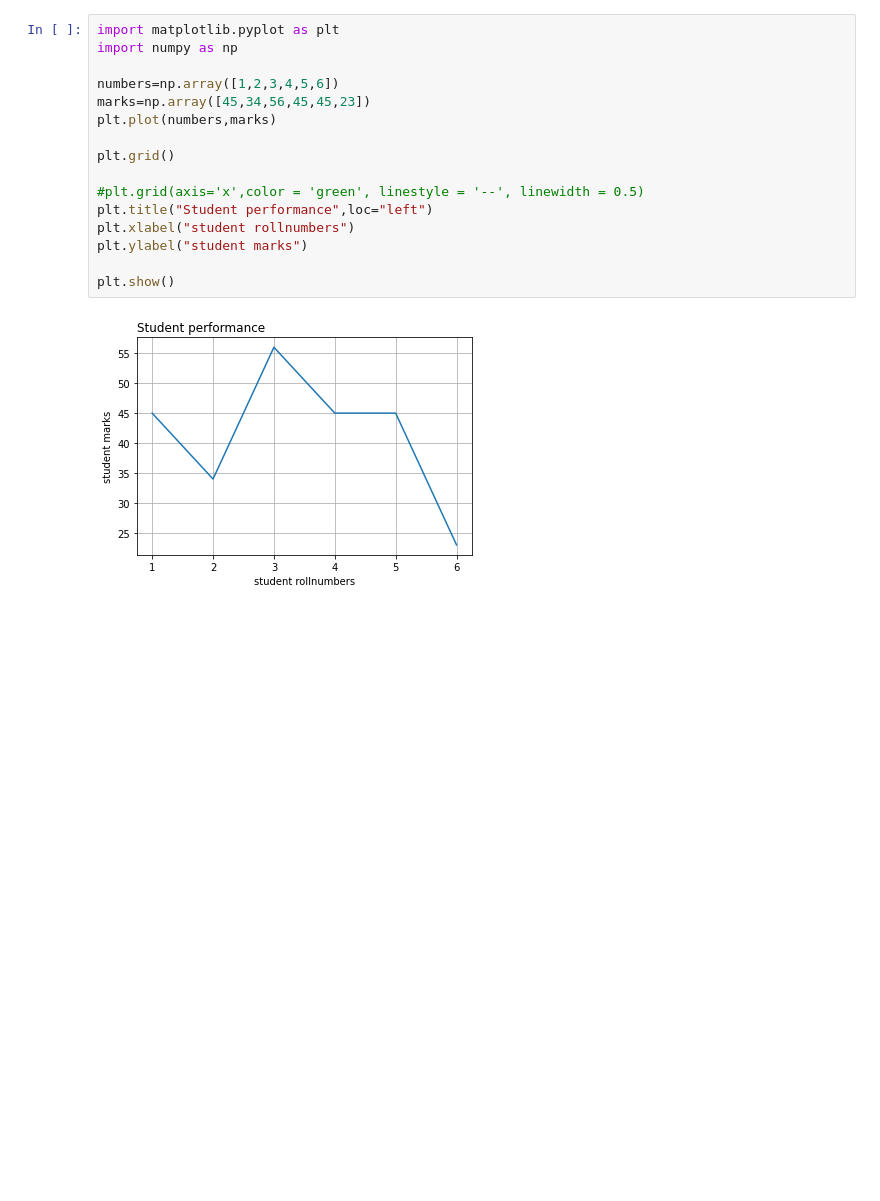
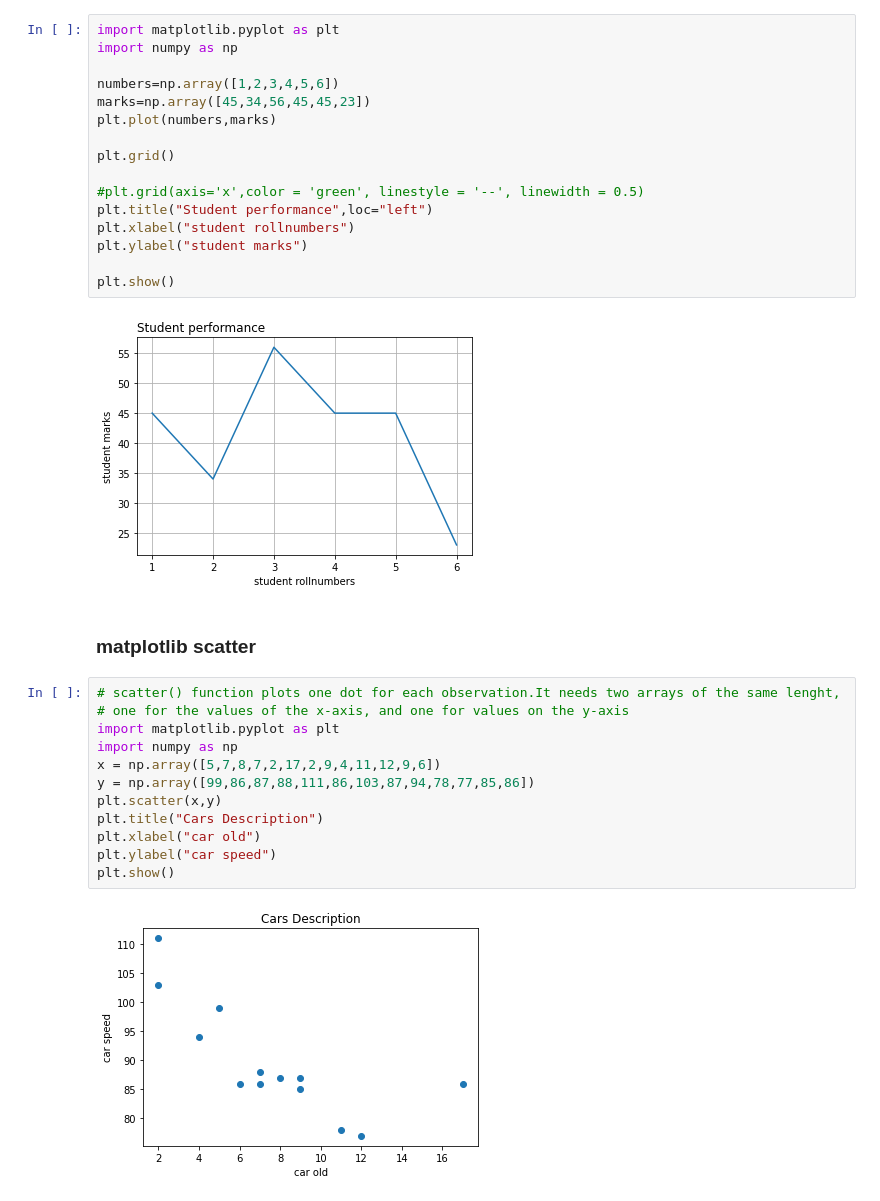
Before and after one commit to ravitejamar9/python, a Jupyter notebook: modules/matplotlib.ipynb, the cells around one changed output. Saved outputs shown, nothing was run; the diff lists cells and outputs as text; blank space fills up the shorter version.

Commit message:
scatter,pie,bar charts added

```diff
--- a/modules/matplotlib.ipynb
+++ b/modules/matplotlib.ipynb
@@ -117,3 +117,19 @@ plt.ylabel("student marks")
 plt.show()
 # %% [output]
 [figure]
+# %% [markdown]
+### matplotlib scatter
+# %%
+# scatter() function plots one dot for each observation.It needs two arrays of the same lenght,
+# one for the values of the x-axis, and one for values on the y-axis
+import matplotlib.pyplot as plt
+import numpy as np
+x = np.array([5,7,8,7,2,17,2,9,4,11,12,9,6])
+y = np.array([99,86,87,88,111,86,103,87,94,78,77,85,86])
+plt.scatter(x,y)
+plt.title("Cars Description")
+plt.xlabel("car old")
+plt.ylabel("car speed")
+plt.show()
+# %% [output]
+[figure, added]
```
Also changed, not shown: parts of 15 cells of this notebook.
